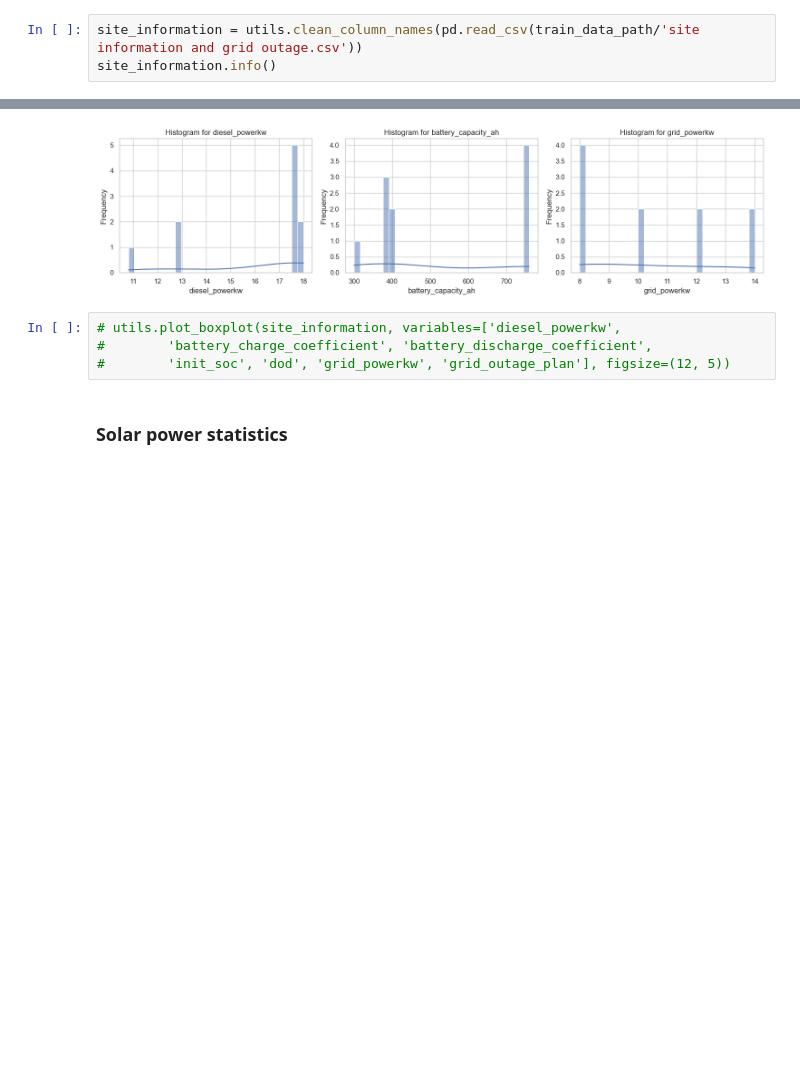
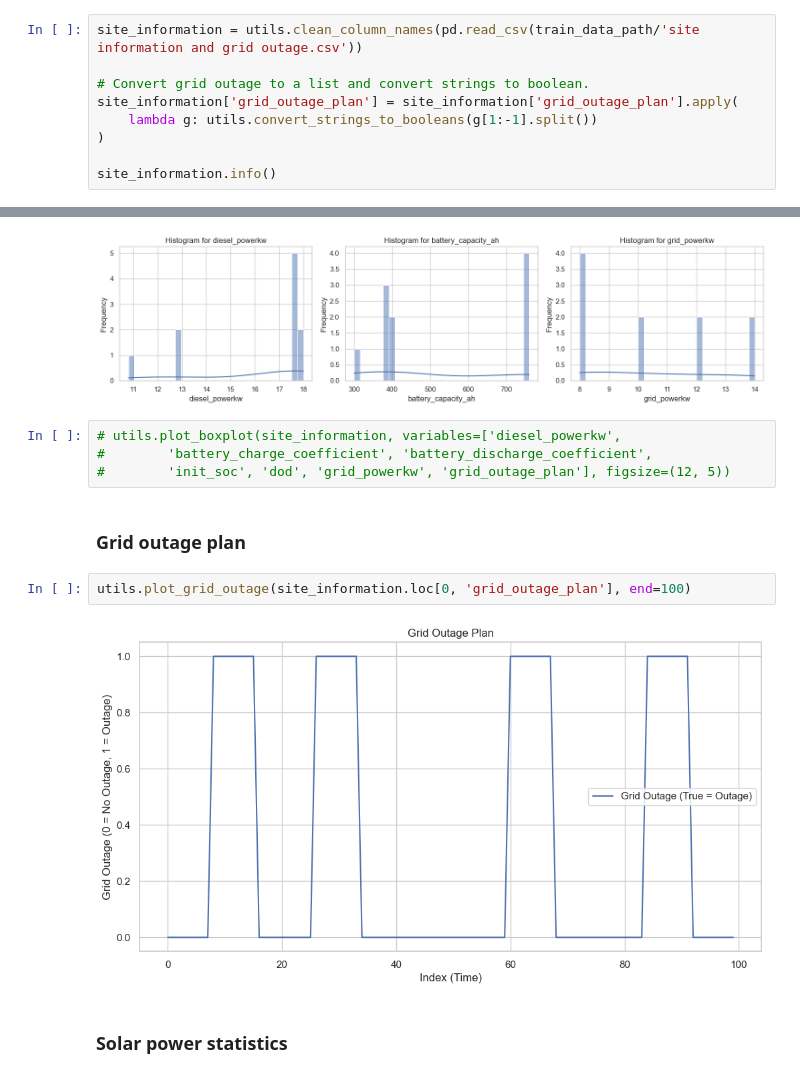
Before and after one commit to MosesBomera/Smart-Energy-Supply-Scheduling-for-Green-Telecom-Challenge, a Jupyter notebook: 001_Exploratory_Data_Analysis.ipynb, the cells around one changed output, grey strips where cells are left out. Drawn from its saved outputs; the diff is of its cells as text; blank space fills up the shorter version.

```diff
--- a/001_Exploratory_Data_Analysis.ipynb
+++ b/001_Exploratory_Data_Analysis.ipynb
@@ -35,6 +73,12 @@ utils.print_folder_tree(base_path)
 ### Site basic information and grid outage
 # %%
 site_information = utils.clean_column_names(pd.read_csv(train_data_path/'site information and grid outage.csv'))
+
+# Convert grid outage to a list and convert strings to boolean.
+site_information['grid_outage_plan'] = site_information['grid_outage_plan'].apply(
+    lambda g: utils.convert_strings_to_booleans(g[1:-1].split())
+)
+
 site_information.info()
 # %% [output]
 <class 'pandas.core.frame.DataFrame'>
@@ -63,6 +109,12 @@ utils.plot_histograms(site_information)
 # utils.plot_boxplot(site_information, variables=['diesel_powerkw',
 #        'battery_charge_coefficient', 'battery_discharge_coefficient',
 #        'init_soc', 'dod', 'grid_powerkw', 'grid_outage_plan'], figsize=(12, 5))
+# %% [markdown]
+### Grid outage plan
+# %%
+utils.plot_grid_outage(site_information.loc[0, 'grid_outage_plan'], end=100)
+# %% [output]
+[figure, added]
 # %% [markdown]
 ### Solar power statistics
 # %%
```
Also changed, not shown: parts of 26 cells of this notebook.
